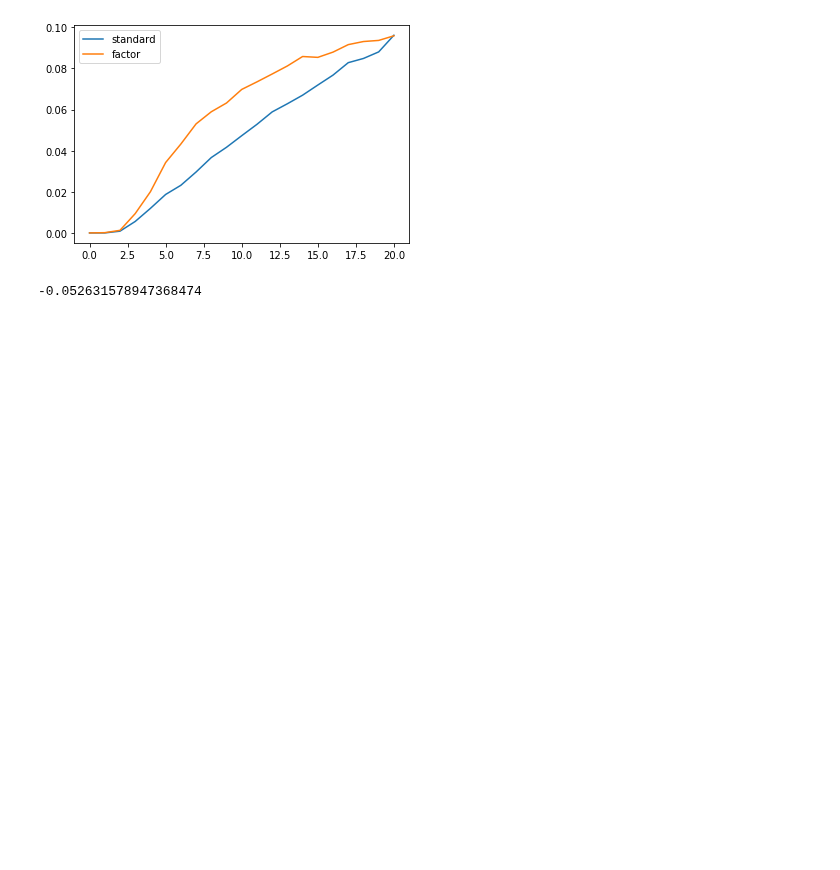
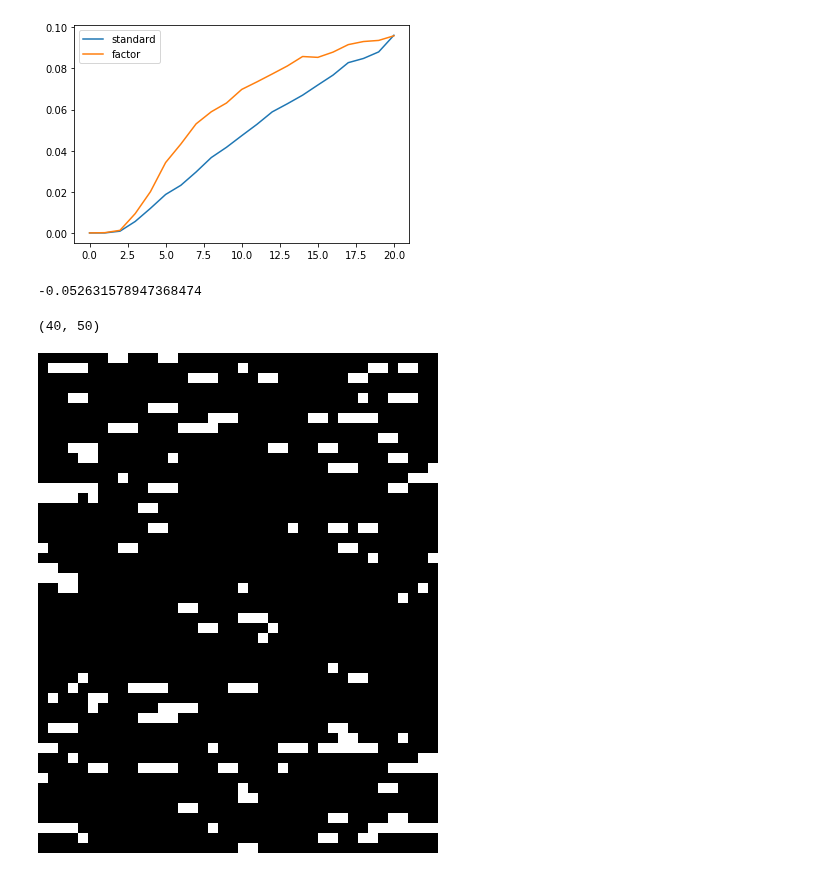
Before and after one commit to Quickblink/rsnn, a Jupyter notebook: Experiments/StochasticExperiments.ipynb, the cells around one changed output. Saved outputs shown, nothing was run; the diff lists cells and outputs as text; code cells hidden in the pictures; blank space fills up the shorter version.

Commit message:
test changes on seqmnist

```diff
--- a/Experiments/StochasticExperiments.ipynb
+++ b/Experiments/StochasticExperiments.ipynb
@@ -33,7 +33,7 @@ def do_test(beta, var, factor, mean=0, high=0, low=0, length=LENGTH):
 
     out, _, log = model(x, logging=True)
 
-    return log['output'].mean().item()
+    return log['output'].mean().item(), log['output']
 # %%
 res = []
 adap = []
@@ -225,3 +225,18 @@ beta = 0.95
 (beta-1)/beta
 # %% [output]
 -0.052631578947368474
+# %%
+with torch.no_grad():
+    _, out = do_test(0.9, 1, 1)
+# %%
+from PIL import Image
+ar = out.squeeze()[:, 0].view(50,40) * 255
+img = Image.fromarray(ar.numpy().astype(np.uint8), 'L')
+# %%
+img.size
+# %% [output]
+(40, 50)
+# %%
+img.resize((400, 500))
+# %% [output]
+[figure, added]
```
Also changed, not shown: 9 other files.
